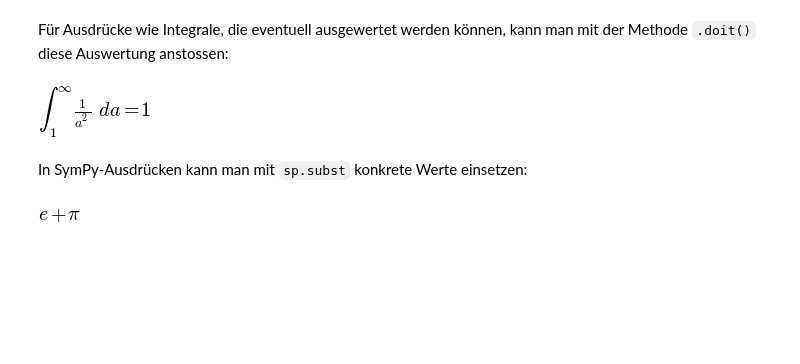
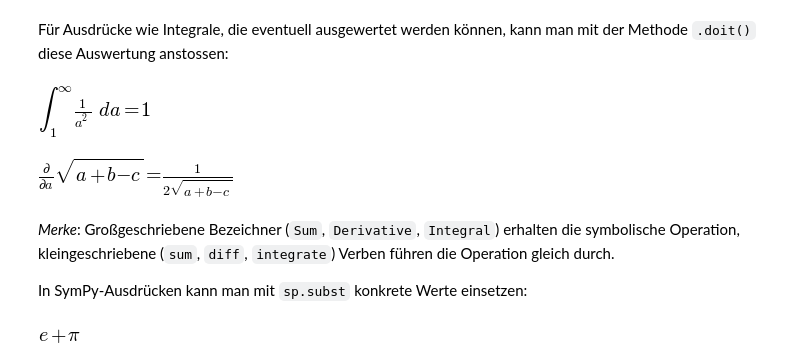
Before and after one commit to hrenkap/scipy_workshop, a Jupyter notebook: Workshop1.ipynb, the cells around one changed output. Drawn from its saved outputs; the diff is of its cells as text; code cells hidden in the pictures; blank space fills up the shorter version.

```diff
--- a/Workshop1.ipynb
+++ b/Workshop1.ipynb
@@ -272,7 +273,15 @@ intExpr = sp.Integral((1/a)**2,(a,1,sp.oo))
 sp.Eq(intExpr, intExpr.doit())
 # %% [output]
 [figure]
+# %%
+rootExpr = sp.sqrt(a+b-c)
+sp.Eq(sp.Derivative(rootExpr, a), rootExpr.diff(a))
+# %% [output]
+[figure, added]
 # %% [markdown]
+*Merke*: Großgeschriebene Bezeichner (`Sum`, `Derivative`, `Integral`) erhalten die symbolische Operation,
+kleingeschriebene (`sum`, `diff`, `integrate`) Verben führen die Operation gleich durch.
+
 In SymPy-Ausdrücken kann man mit `sp.subst` konkrete Werte einsetzen:
 # %%
 valDict = dict(a=sp.pi, b=sp.E)
```
Also changed, not shown: parts of 10 cells of this notebook.
